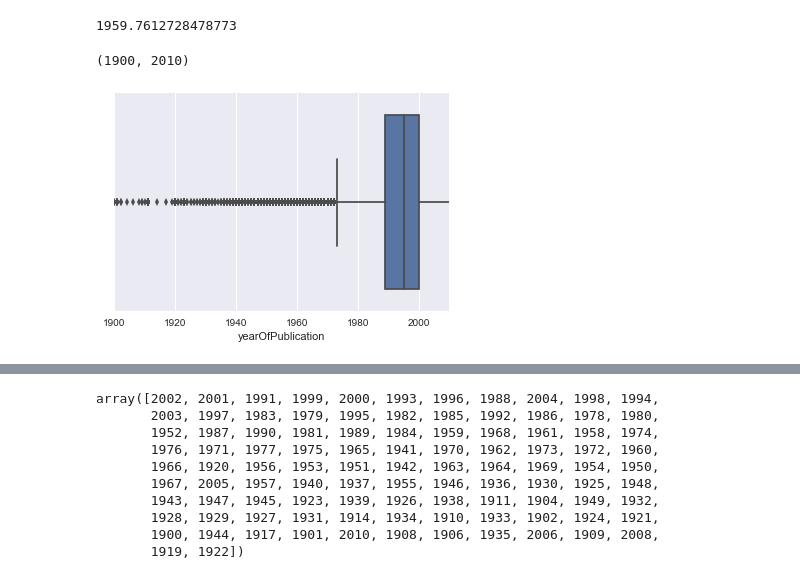
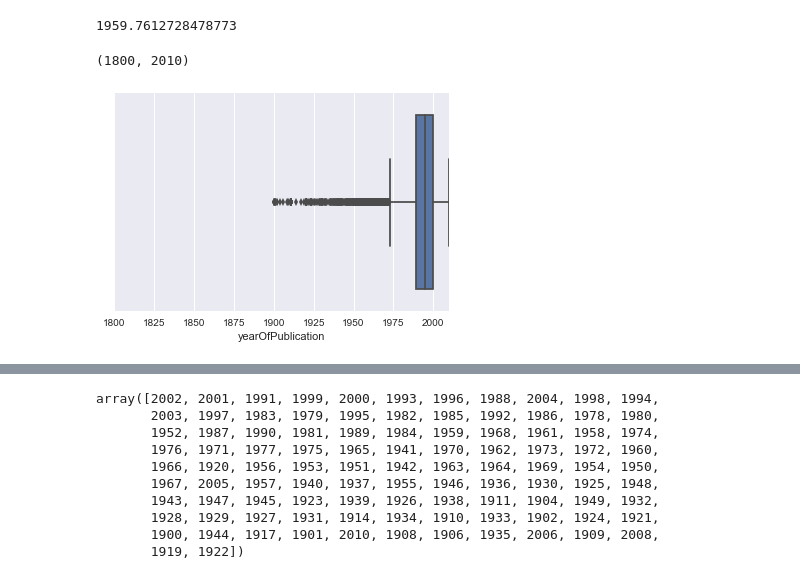
Before and after one commit to chinshaunakdesai/DataScienceWork, a Jupyter notebook: RecommenderSystems/Chintan_Books_Recommender_System_Final.ipynb, the cells around one changed output, grey strips where cells are left out. Drawn from its saved outputs; the diff is of its cells as text; code cells hidden in the pictures.

```diff
--- a/RecommenderSystems/Chintan_Books_Recommender_System_Final.ipynb
+++ b/RecommenderSystems/Chintan_Books_Recommender_System_Final.ipynb
@@ -231,10 +231,10 @@ books.yearOfPublication.mean()
 1959.7612728478773
 # %%
 sns.boxplot(x='yearOfPublication', data=books)
-plt.xlim(1900, 2010)
+plt.xlim(1800, 2010)
 # %% [output]
-(1900, 2010)
+(1800, 2010)
-[figure, old version]
+[figure, new version]
 # %%
 # Impute outliers function
 def impute_outliers(df, column , minimum, maximum):
```
Also changed, not shown: parts of 4 cells of this notebook.
